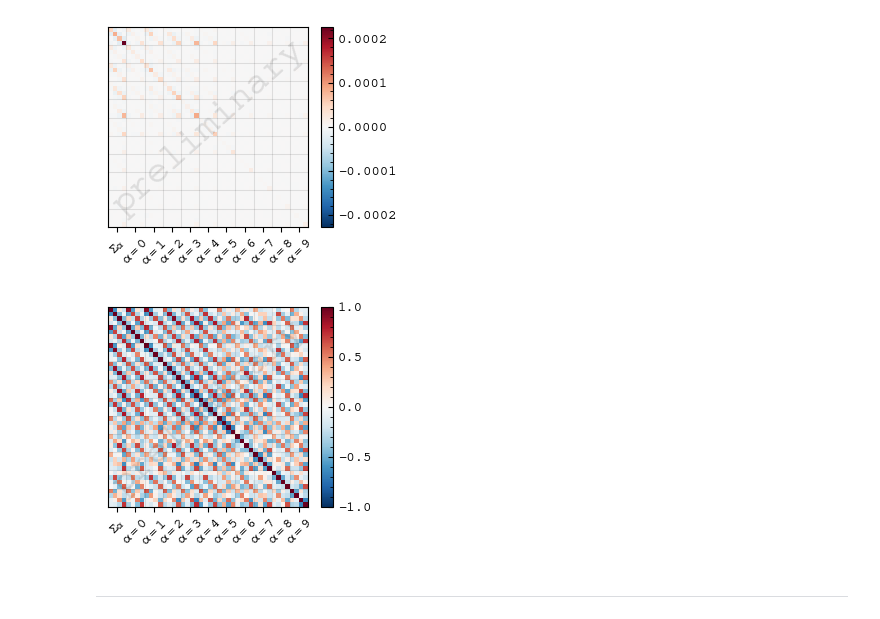
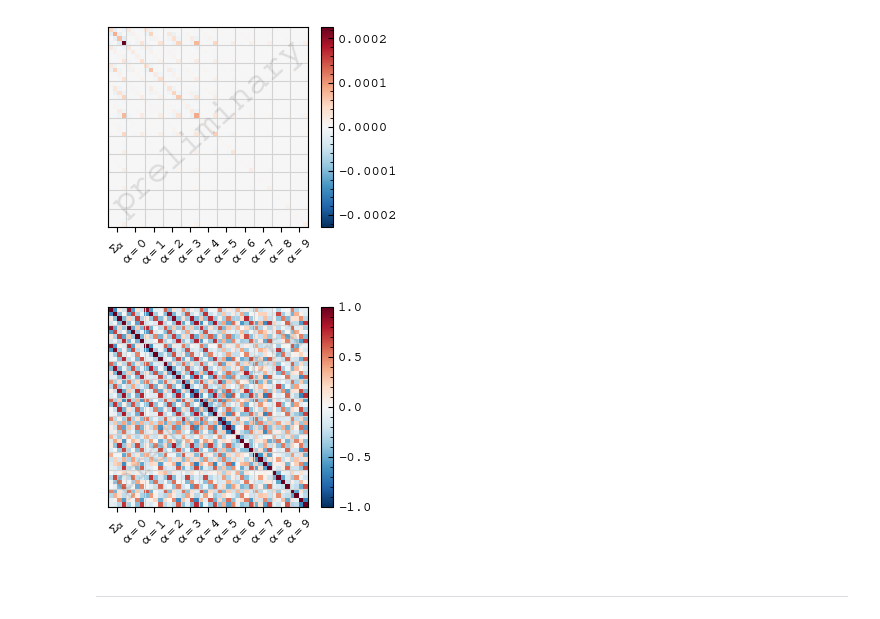
Before and after one commit to sidneymau/des-y6-image-sims-analysis, a Jupyter notebook: plots/cov.ipynb, the cells around one changed output. Cells and saved outputs as stored; diff of their text form; code cells hidden in the pictures.

```diff
--- a/plots/cov.ipynb
+++ b/plots/cov.ipynb
@@ -40,6 +39,7 @@ twocolumn_kwargs = {
 input_file = "../N_gamma_alpha_v0_jk.hdf5"
 # %%
 with h5py.File(input_file, "r") as hf:
+    mean = hf["shear/mean"][:]
     cov = hf["shear/cov"][:]
     xi = hf["shear/mean_params"][:]
     alphas = np.unique(xi[:, 0])
@@ -103,8 +143,10 @@ axs.tick_params(
 )
 
 for _i in np.intersect1d(alphas, xi[:, 0], return_indices=True)[-1]:
-    axs.axvline(_i - 0.5, alpha=0.1)
-    axs.axhline(_i - 0.5, alpha=0.1)
+    # axs.axvline(_i - 0.5, alpha=0.1)
+    # axs.axhline(_i - 0.5, alpha=0.1)
+    axs.axvline(_i - 0.5, c="lightgray")
+    axs.axhline(_i - 0.5, c="lightgray")
 
 lib.plotting.watermark(fig)
 
@@ -152,36 +194,38 @@ axs.set_xticks(
 # )
 # axs.set_yticks(
 #     _yticks,
 #     # labels=[f"$\\hat{{b}} = {tomo}$" for tomo in tomos],
 #     labels=[f"$i = {tomo}$" for tomo in tomos],
 #     minor=False,
 #     ha="right",
 #     # rotation=45,
 # )
 axs.set_yticks(
     [],
 )
 axs.set_yticks(
     [],
     minor=True,
 )
 
 axs.tick_params(
     direction="out",
     top=False,
     right=False,
 )
 
 for _i in np.intersect1d(alphas, xi[:, 0], return_indices=True)[-1]:
-    axs.axvline(_i - 0.5, alpha=0.1)
-    axs.axhline(_i - 0.5, alpha=0.1)
+    # axs.axvline(_i - 0.5, alpha=0.1)
+    # axs.axhline(_i - 0.5, alpha=0.1)
+    axs.axvline(_i - 0.5, c="lightgray")
+    axs.axhline(_i - 0.5, c="lightgray")
 
 lib.plotting.watermark(fig)
 
 fig.savefig("corr.pdf")
 plt.show()
 # %% [output]
-[figure, old version]
+[figure, new version]
 # %% [markdown]
 ---
 # %%
```
Also changed, not shown: parts of 3 cells of this notebook, 1 other file.
